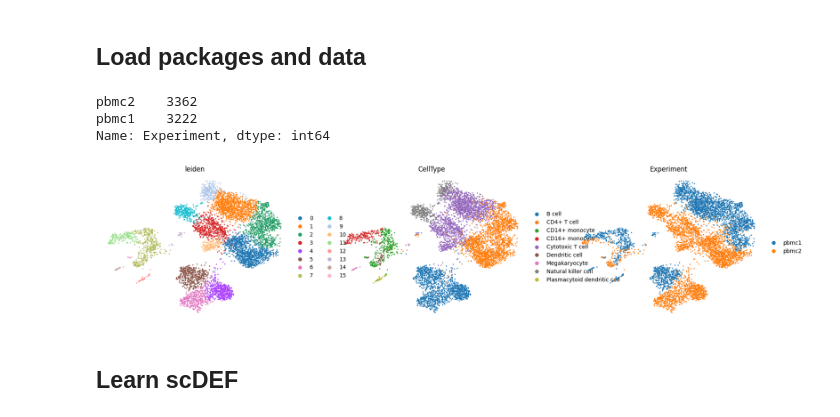
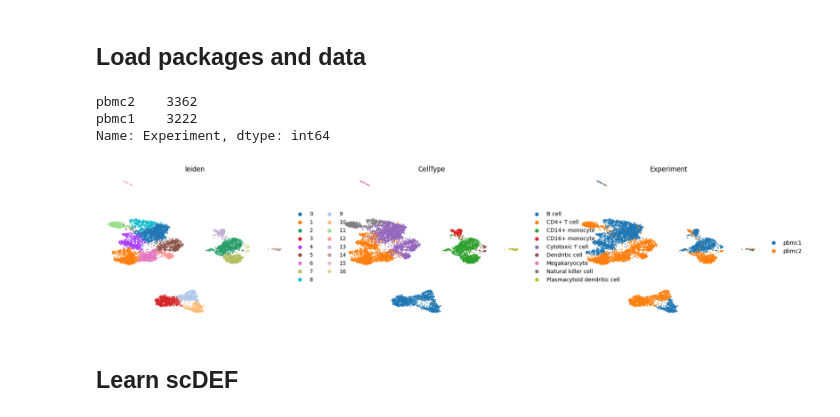
Before and after one commit to cbg-ethz/scDEF, a Jupyter notebook: docs/examples/scdef-pbmcs-2batches.ipynb, the cells around one changed output. Drawn from its saved outputs; the diff is of its cells as text; code cells hidden in the pictures.

```diff
--- a/docs/examples/scdef-pbmcs-2batches.ipynb
+++ b/docs/examples/scdef-pbmcs-2batches.ipynb
@@ -13,43 +13,45 @@ import scdef
 # %%
 adata = sc.read_h5ad('pbmcs_data/pbmcsca.h5ad')
 # Keep only two batches, one for each experiment, with same technology
-adata = adata[adata.obs['Method'] == "Drop-seq"]
-adata.obs["Experiment"].value_counts()
+adata = adata[adata.obs.query("Method == '10x Chromium (v2) A' or Method == '10x Chromium (v2)'").index]
-# %% [output]
-pbmc2    3362
-pbmc1    3222
-Name: Experiment, dtype: int64
+# %%
+adata.obs["Experiment"].value_counts()
+# %% [output]
+pbmc2    3362
+pbmc1    3222
+Name: Experiment, dtype: int64
 # %%
 sc.pp.filter_cells(adata, min_genes=200)
 sc.pp.filter_genes(adata, min_cells=10)
 
 # As in the paper
 # Remove MALAT1
-adata = adata[:,adata.var_names!='MALAT1']
+adata = adata[:, adata.var_names != 'MALAT1']
 adata.var['mt'] = adata.var_names.str.startswith('MTRN')  # annotate the group of mitochondrial genes as 'mt'
 sc.pp.calculate_qc_metrics(adata, qc_vars=['mt'], percent_top=None, log1p=False, inplace=True)
 adata = adata[adata.obs.n_genes_by_counts < 2000, :]
 adata = adata[adata.obs.pct_counts_mt < 8, :]
 
 adata.layers['counts'] = adata.X.toarray() # Keep the counts, for scDEF
 adata.raw = adata
 
 # Keep only HVGs
 sc.pp.normalize_total(adata, target_sum=1e4)
 sc.pp.log1p(adata)
-sc.pp.highly_variable_genes(adata, flavor='seurat_v3', n_top_genes=4000, layer='counts') # Not required, but makes scDEF faster
+sc.pp.highly_variable_genes(adata, flavor='seurat_v3', n_top_genes=4000, layer='counts',
+                           batch_key='Experiment') # Not required, but makes scDEF faster
 adata = adata[:, adata.var.highly_variable]
 
 # Process and visualize the data
 sc.pp.regress_out(adata, ['total_counts', 'pct_counts_mt'])
 sc.pp.scale(adata, max_value=10)
 sc.tl.pca(adata, svd_solver='arpack')
 sc.pp.neighbors(adata, n_neighbors=10, n_pcs=40)
 sc.tl.umap(adata)
 sc.tl.leiden(adata)
 sc.pl.umap(adata, color=['leiden', 'CellType', 'Experiment'], frameon=False)
 # %% [output]
-[figure, old version]
+[figure, new version]
 # %% [markdown]
 ## Learn scDEF
 # %% [markdown]
```
Also changed, not shown: parts of 14 cells of this notebook, 4 other files.
